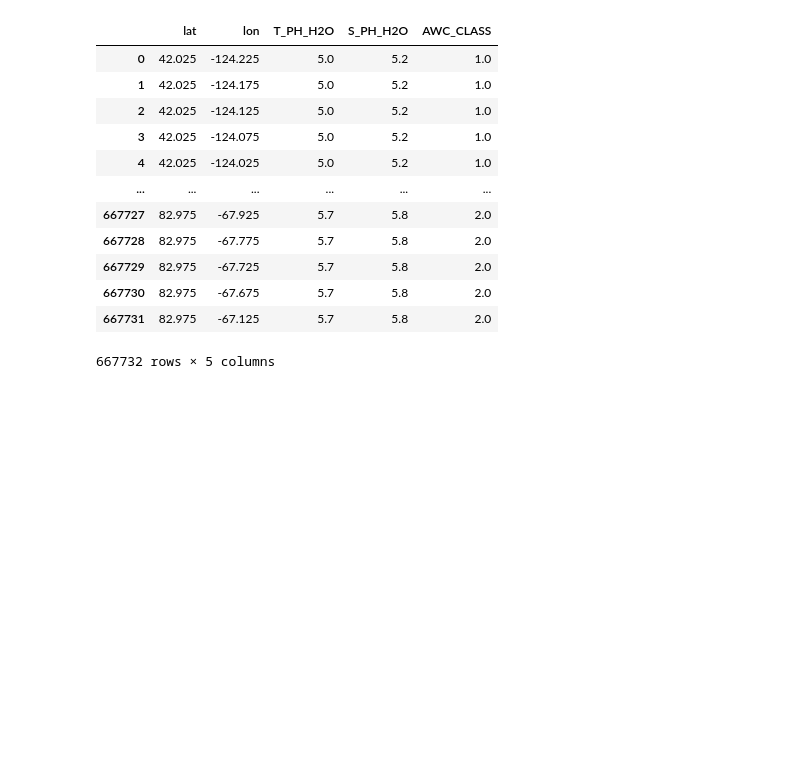
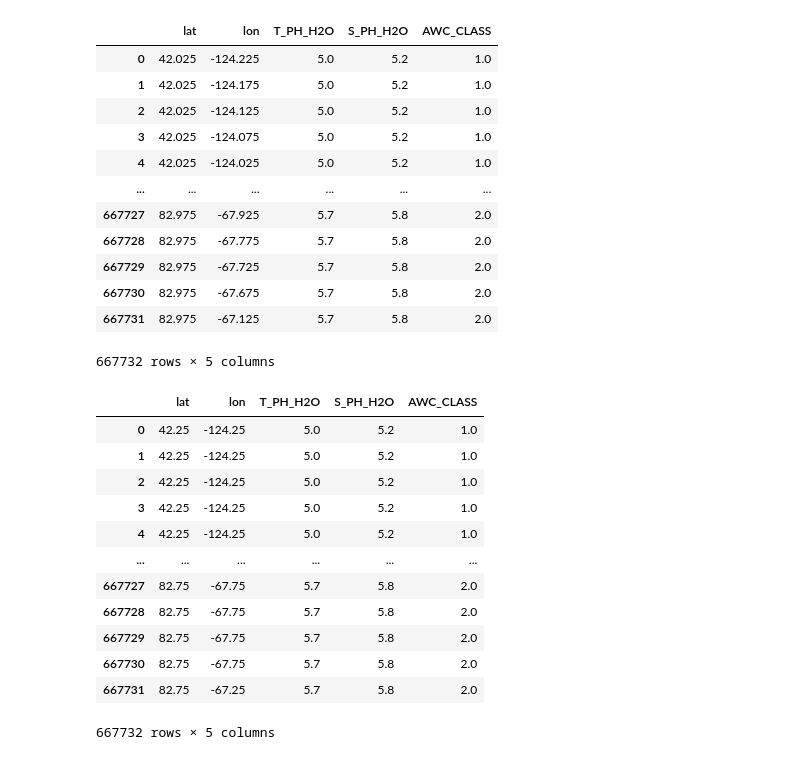
Before and after one commit to amkaypark/Self-updating-Farmer-s-Almanac, a Jupyter notebook: dataproc.ipynb, the cells around one changed output. Drawn from its saved outputs; the diff is of its cells as text; code cells hidden in the pictures; blank space fills up the shorter version.

```diff
--- a/dataproc.ipynb
+++ b/dataproc.ipynb
@@ -354,0 +355,2 @@ merge_all.to_csv('merged_soil.csv', index=True)
+# %%
+soil_data = pd.read_csv('merged_soil.csv')
@@ -354,0 +360,16 @@ merge_all.to_csv('merged_soil.csv', index=True)
+# %%
+soil_data
+# %% [output]
+|  | lat | lon | T_PH_H2O | S_PH_H2O | AWC_CLASS |
+| 0 | 42.25 | -124.25 | 5.0 | 5.2 | 1.0 |
+| 1 | 42.25 | -124.25 | 5.0 | 5.2 | 1.0 |
+| 2 | 42.25 | -124.25 | 5.0 | 5.2 | 1.0 |
+| 3 | 42.25 | -124.25 | 5.0 | 5.2 | 1.0 |
+| 4 | 42.25 | -124.25 | 5.0 | 5.2 | 1.0 |
+| ... | ... | ... | ... | ... | ... |
+| 667727 | 82.75 | -67.75 | 5.7 | 5.8 | 2.0 |
+| 667728 | 82.75 | -67.75 | 5.7 | 5.8 | 2.0 |
+| 667729 | 82.75 | -67.75 | 5.7 | 5.8 | 2.0 |
+| 667730 | 82.75 | -67.75 | 5.7 | 5.8 | 2.0 |
+| 667731 | 82.75 | -67.25 | 5.7 | 5.8 | 2.0 |
+667732 rows × 5 columns
```
Also changed, not shown: parts of 9 cells of this notebook, 1 other file.
